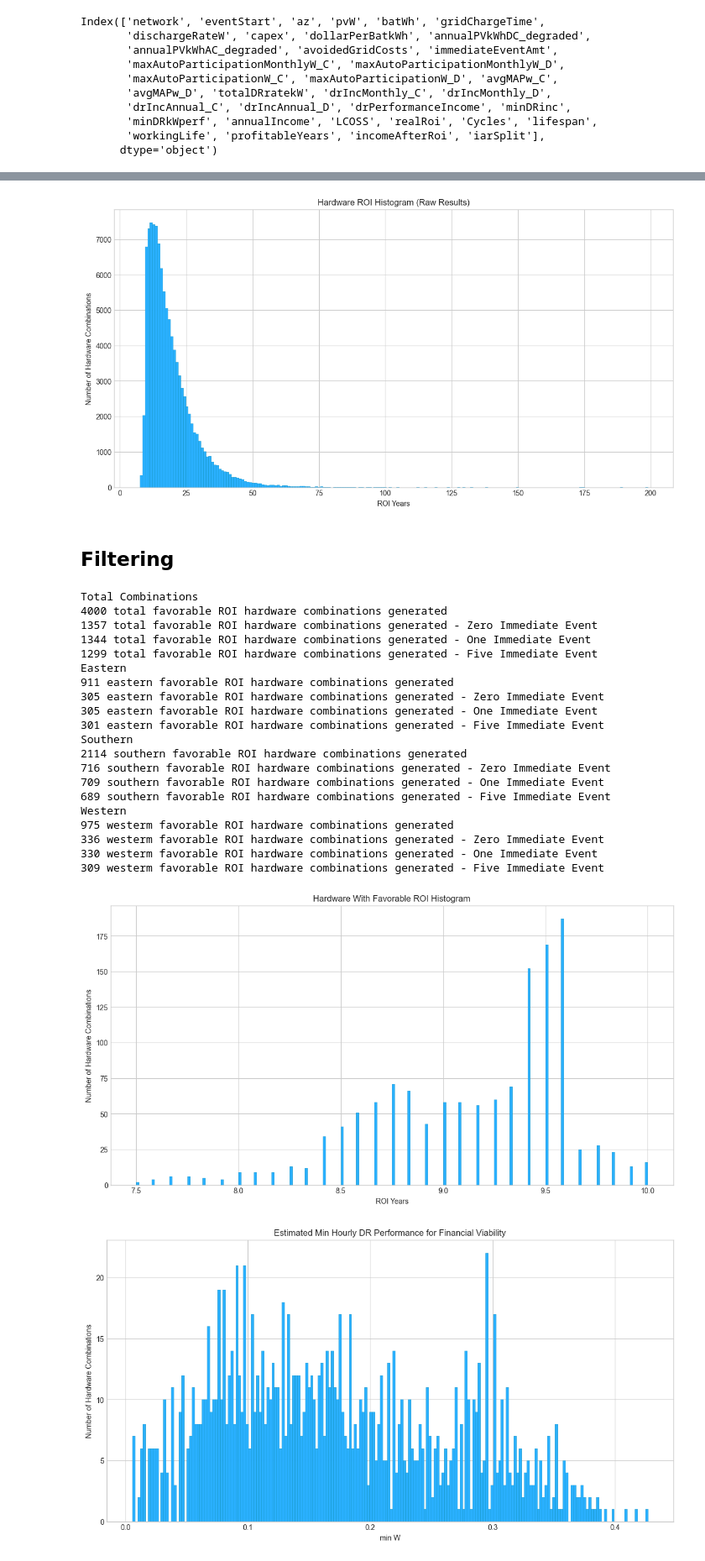
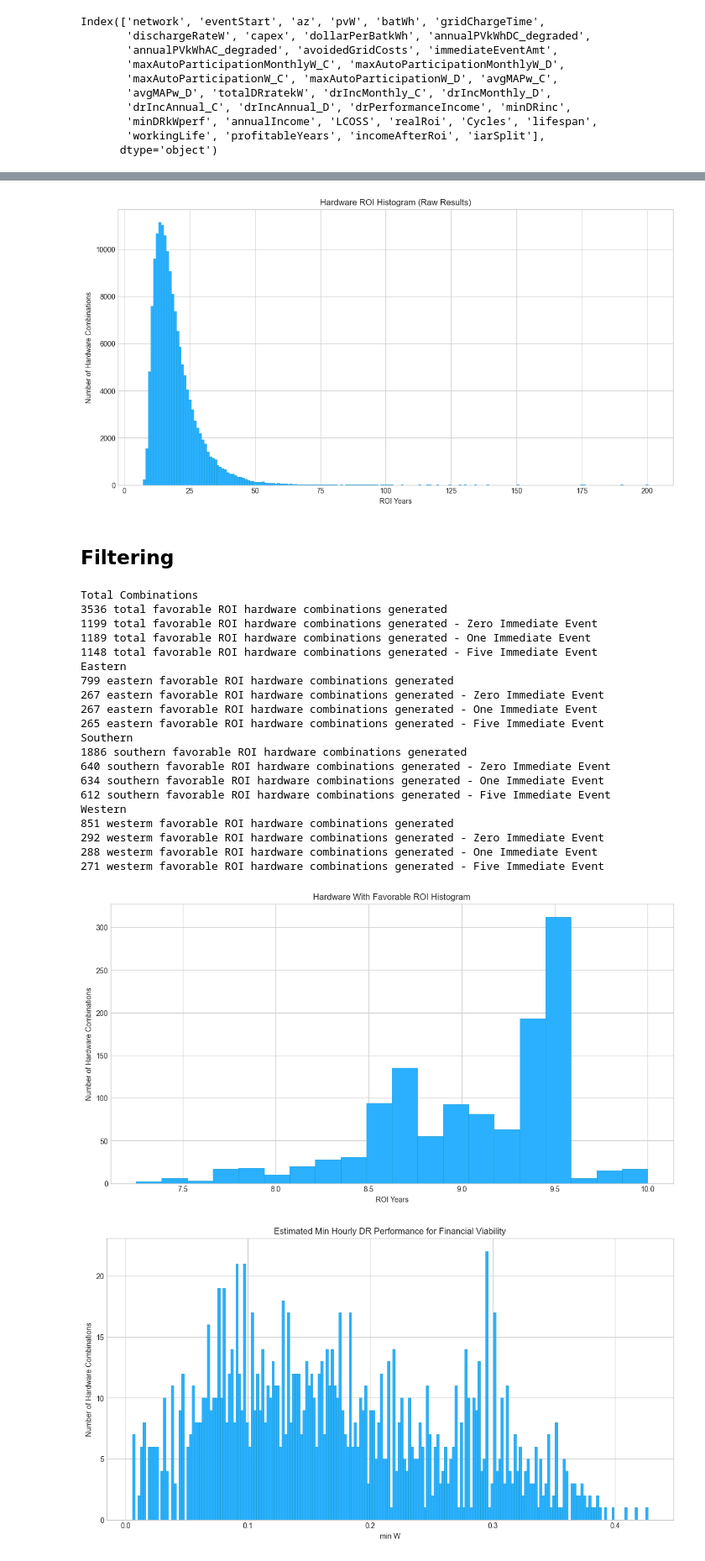
Before and after one commit to alexnathanson/TEA_AggregatedOffGridPVPowerStations, a Jupyter notebook: model.ipynb, the cells around one changed output, grey strips where cells are left out. Shown at 84% size. Cells and saved outputs as stored; diff of their text form; code cells hidden in the pictures.

```diff
--- a/model.ipynb
+++ b/model.ipynb
@@ -1158,7 +1157,8 @@ for n in myNetworks:
                     #assumes 95% efficient grid charging
                     annElecCosts = []
                     for y in range(10):
-                        annElecCosts.append(utilityCosts((wH * 0.001 * LiFePOdod * annEv) / .95,y))
+                        #assume average of 12 hours of events per year
+                        annElecCosts.append(utilityCosts((bWh * 0.001 * LiFePOdod * 12) / .95,y))
 
                     #real roi is more complex because income varies by year and month
                     rRoi = getROI(capex, gC_dI,drInc_C, drInc_D,drPer,annElecCosts)
@@ -1254,7 +1254,7 @@ plt.xlabel('ROI Years')
 plt.ylabel('Number of Hardware Combinations')
 plt.show()
 # %% [output]
-[figure, old version]
+[figure, new version]
 # %% [markdown]
 ## Filtering
 # %%
@@ -1290,25 +1290,25 @@ print(str(favROI_df_O[favROI_df_O['az']==250].shape[0])+ ' westerm favorable ROI
 print(str(favROI_df_F[favROI_df_F['az']==250].shape[0])+ ' westerm favorable ROI hardware combinations generated - Five Immediate Event')
 # %% [output]
 Total Combinations
-4000 total favorable ROI hardware combinations generated
-1357 total favorable ROI hardware combinations generated - Zero Immediate Event
-1344 total favorable ROI hardware combinations generated - One Immediate Event
-1299 total favorable ROI hardware combinations generated - Five Immediate Event
+3536 total favorable ROI hardware combinations generated
+1199 total favorable ROI hardware combinations generated - Zero Immediate Event
+1189 total favorable ROI hardware combinations generated - One Immediate Event
+1148 total favorable ROI hardware combinations generated - Five Immediate Event
 Eastern
-911 eastern favorable ROI hardware combinations generated
-305 eastern favorable ROI hardware combinations generated - Zero Immediate Event
-305 eastern favorable ROI hardware combinations generated - One Immediate Event
-301 eastern favorable ROI hardware combinations generated - Five Immediate Event
+799 eastern favorable ROI hardware combinations generated
+267 eastern favorable ROI hardware combinations generated - Zero Immediate Event
+267 eastern favorable ROI hardware combinations generated - One Immediate Event
+265 eastern favorable ROI hardware combinations generated - Five Immediate Event
 Southern
-2114 southern favorable ROI hardware combinations generated
-716 southern favorable ROI hardware combinations generated - Zero Immediate Event
-709 southern favorable ROI hardware combinations generated - One Immediate Event
-689 southern favorable ROI hardware combinations generated - Five Immediate Event
+1886 southern favorable ROI hardware combinations generated
+640 southern favorable ROI hardware combinations generated - Zero Immediate Event
+634 southern favorable ROI hardware combinations generated - One Immediate Event
+612 southern favorable ROI hardware combinations generated - Five Immediate Event
 Western
-975 westerm favorable ROI hardware combinations generated
-336 westerm favorable ROI hardware combinations generated - Zero Immediate Event
-330 westerm favorable ROI hardware combinations generated - One Immediate Event
-309 westerm favorable ROI hardware combinations generated - Five Immediate Event
+851 westerm favorable ROI hardware combinations generated
+292 westerm favorable ROI hardware combinations generated - Zero Immediate Event
+288 westerm favorable ROI hardware combinations generated - One Immediate Event
+271 westerm favorable ROI hardware combinations generated - Five Immediate Event
 # %%
 #these should all match when inflation and degrade rates are set to 0
 #p = 0
@@ -1320,13 +1320,13 @@ Western
 # %%
 plt.figure(figsize=(14,7)) # Make it 14x7 inch
 plt.style.use('seaborn-whitegrid') # nice and clean grid
-plt.hist(favROI_df_Z['realRoi'], bins=200, facecolor = '#2ab0ff', edgecolor='#169acf', linewidth=0.5)
+plt.hist(favROI_df_Z['realRoi'], bins=20, facecolor = '#2ab0ff', edgecolor='#169acf', linewidth=0.5)
 plt.title('Hardware With Favorable ROI Histogram')
 plt.xlabel('ROI Years')
 plt.ylabel('Number of Hardware Combinations')
 plt.show()
 # %% [output]
-[figure, old version]
+[figure, new version]
 # %%
 # Make it 14x7 inch
 plt.figure(figsize=(14,7)) # Make it 14x7 inch
```
Also changed, not shown: parts of 7 cells of this notebook, 8 other files.
